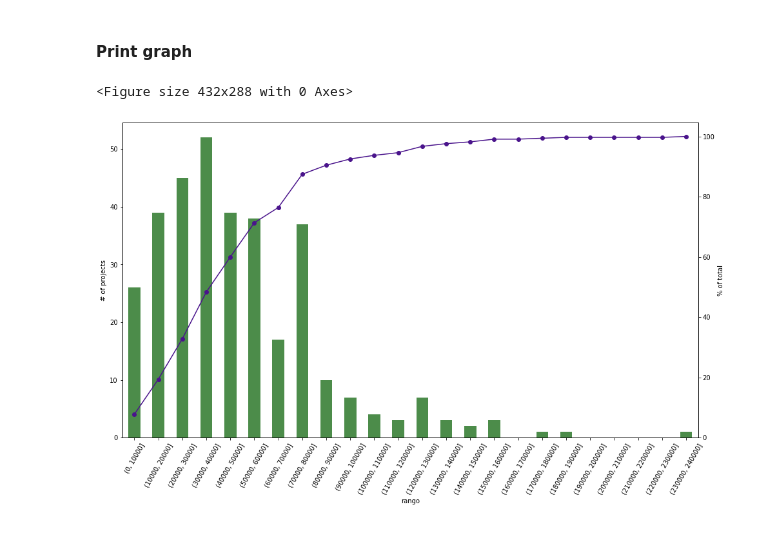
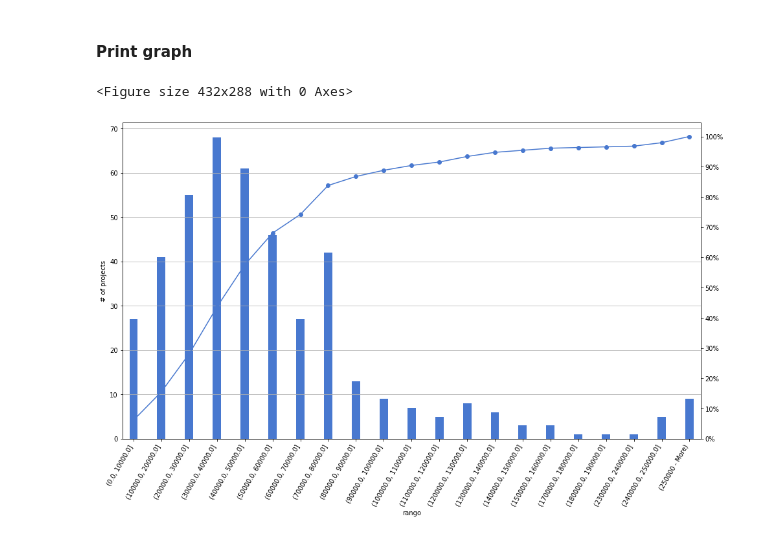
Before and after one commit to linhd-postdata/desir, a Jupyter notebook: Fig11. Distribution of projects according to funding received.ipynb, the cells around one changed output. Drawn from its saved outputs; the diff is of its cells as text; code cells hidden in the pictures.

Commit message:
Add '250000 and more' group. Fixes #13

```diff
--- a/Fig11. Distribution of projects according to funding received.ipynb
+++ b/Fig11. Distribution of projects according to funding received.ipynb
@@ -4,11 +4,12 @@
 #### Import libraries
 # %%
 import matplotlib.pyplot as plt
+import matplotlib.ticker as ticker
 import numpy as np
 import pandas as pd
 import matplotlib as mpl
 
-from collections import Counter
+plt.style.use('seaborn-muted')
 
 def read_csv(path):
     """
@@ -31,17 +32,32 @@ def prepare_data(data):
     data = read_csv(file_path)
     data["Financiación"] = pd.to_numeric(data["Financiación"], errors='coerce')
     mini = data[["ID proyecto","Financiación"]]
-    mini = mini.groupby(['ID proyecto'])["Financiación"].apply(list).reset_index(name='Financiación')
-    new_fins = [fin[0] for fin in mini["Financiación"]]
-    mini["Financiación"] = new_fins
+    data = data[data["Financiación"] != 0]
+    data.drop_duplicates(subset ="ID proyecto", keep = "first", inplace = True)
+    # mini = mini.groupby(['ID proyecto'])["Financiación"].apply(list).reset_index(name='Financiación')
+    # new_fins = [fin[0] for fin in mini["Financiación"]]
+    # mini["Financiación"] = new_fins
     mini = mini.drop(["ID proyecto"], axis=1)
-    grp = mini.groupby(pd.cut(mini["Financiación"], np.arange(0, 250000, 10000))).agg({'Financiación':['count']})
+    grp = mini.groupby(pd.cut(mini["Financiación"], np.arange(0, 1+mini['Financiación'].max(), 10000))).agg({'Financiación':['count']})
+
     grp["pcts"] = grp.apply(lambda x:100 * x / float(x.sum()))
     grp['cum_sum'] = grp['pcts'].cumsum()
     grp.reset_index(level=[0], inplace=True)
     grp.columns = grp.columns.droplevel(1)
     grp.columns = ["rango","count","pcts","pcts_sum"]
-    return grp
+
+    grp = grp[grp["count"] > 0]
+    df1 = grp[grp["pcts_sum"] <= 98]
+    more_df = grp[grp['pcts_sum'] > 98]
+    more_pcts = grp.loc[grp['pcts_sum'] > 98, "pcts"].sum()
+    more_count = more_df["count"].sum()
+    result = df1.append({'rango' : '(250000 - More)',
+                      'count': more_count,
+                      'pcts' : more_pcts,
+                      'pcts_sum': 100
+                    } , ignore_index=True)
+
+    return result
 # %% [markdown]
 #### Run program
 # %%
@@ -51,18 +67,17 @@ df2 = prepare_data(proyectos)
 #### Print graph
 # %%
 plt.figure()
-ax1 = df2[['rango', 'count']].plot(x='rango', kind="bar", figsize=(16,9), legend=False, color = '#4c8c4a')
+ax1 = df2[['rango', 'count']].plot(x='rango', kind="bar", figsize=(16,9), legend=False, width=0.3)
 ax1.set_ylabel("# of projects")
-
-
-ax2 = df2['pcts_sum'].plot(secondary_y=True, color='#4a148c', marker='o')
-ax2.set_ylabel('% of total')
+ax2 = df2['pcts_sum'].plot(secondary_y=True, marker='o')
 ax2.set_ylim(bottom=0)
-
-
-plt.setp(ax1.xaxis.get_majorticklabels(), rotation=60)
+ax2.yaxis.set_major_formatter(ticker.PercentFormatter(decimals=0))
+ax2.yaxis.set_major_locator(ticker.MultipleLocator(10.00))
+plt.setp(ax1.xaxis.get_majorticklabels(), rotation=60, ha="right")
 # plt.title("Number of research projects and total funding across the whole analysed period (1993-2019)",fontsize=20,fontweight="bold")
+ax1.grid(axis="y")
+#ax2.grid(axis="y")
 plt.show()
 # %% [output]
 <Figure size 432x288 with 0 Axes>
-[figure, old version]
+[figure, new version]
```
Also changed, not shown: parts of 1 cell of this notebook.
